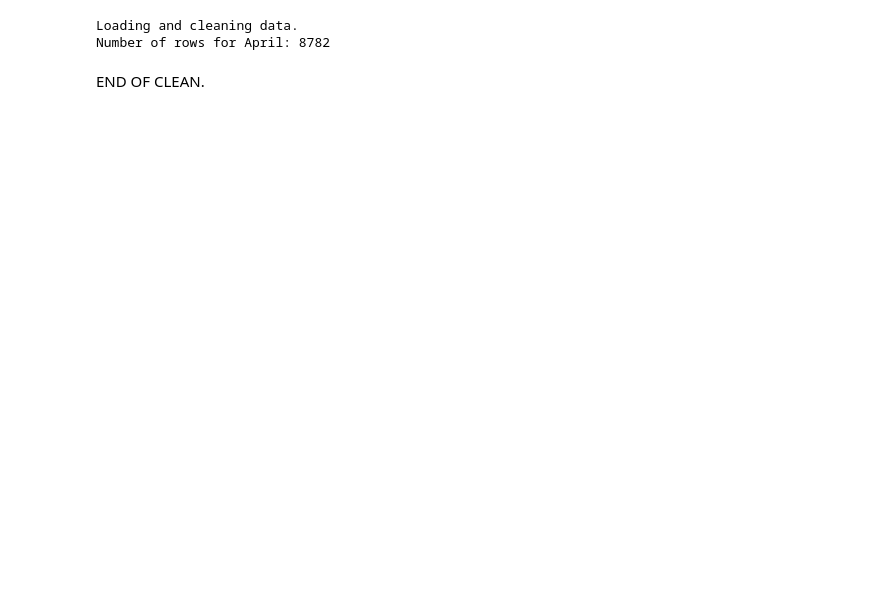
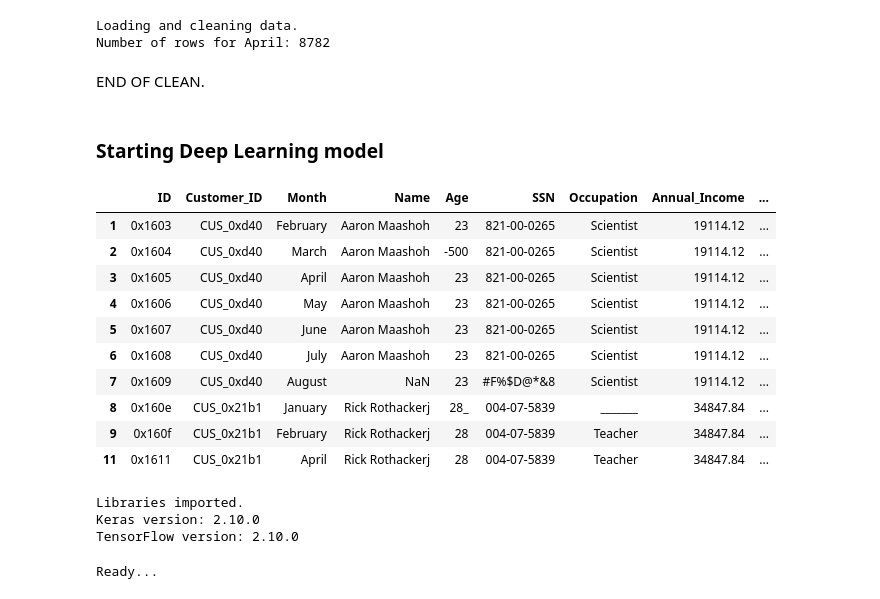
Before and after one commit to vivitali/team_project_2, a Jupyter notebook: data/Team_Project_two_Notebook.ipynb, the cells around one changed output. Drawn from its saved outputs; the diff is of its cells as text; code cells hidden in the pictures; blank space fills up the shorter version.

```diff
--- a/data/Team_Project_two_Notebook.ipynb
+++ b/data/Team_Project_two_Notebook.ipynb
@@ -85,3 +86,40 @@ Loading and cleaning data.
 Number of rows for April: 8782
 # %% [markdown]
 END OF CLEAN.
+# %% [markdown]
+### Starting Deep Learning model
+# %%
+file_path_cs_class =  'raw/train.csv'
+
+pd_cs_class = pd.read_csv(file_path_cs_class)
+# %%
+    # Data cleaning, type conversion and filtering DataFrame
+# remove underscores and convert 'Annual Income' column from string to float
+pd_cs_class['Annual_Income'] = pd_cs_class['Annual_Income'].str.replace('_', '').astype(float)
+
+# filter out rows where 'Num_Credit_Inquiries' is blank and convert to integer
+pd_cs_class = pd_cs_class[pd_cs_class['Num_Credit_Inquiries'].notna()]
+pd_cs_class['Num_Credit_Inquiries'] = pd_cs_class['Num_Credit_Inquiries'].astype(int)
+
+# filter out rows where 'Credit_Mix' has underscores
+pd_cs_class = pd_cs_class[~pd_cs_class['Credit_Mix'].str.contains('_')]
+
+# remove underscores and convert 'Outstanding_Debt' column from string to float
+pd_cs_class['Outstanding_Debt'] = pd_cs_class['Outstanding_Debt'].str.replace('_', '').astype(float)
+
+
+pd_cs_class = pd_cs_class[pd_cs_class['Annual_Income'] < income_cutoff]
+# %%
+pd_cs_class.head(10)
+# %% [output]
+|  | ID | Customer_ID | Month | Name | Age | SSN | Occupation | Annual_Income | ... |
+| 1 | 0x1603 | CUS_0xd40 | February | Aaron Maashoh | 23 | 821-00-0265 | Scientist | 19114.12 | ... |
+| 2 | 0x1604 | CUS_0xd40 | March | Aaron Maashoh | -500 | 821-00-0265 | Scientist | 19114.12 | ... |
+| 3 | 0x1605 | CUS_0xd40 | April | Aaron Maashoh | 23 | 821-00-0265 | Scientist | 19114.12 | ... |
+| 4 | 0x1606 | CUS_0xd40 | May | Aaron Maashoh | 23 | 821-00-0265 | Scientist | 19114.12 | ... |
+| 5 | 0x1607 | CUS_0xd40 | June | Aaron Maashoh | 23 | 821-00-0265 | Scientist | 19114.12 | ... |
+| 6 | 0x1608 | CUS_0xd40 | July | Aaron Maashoh | 23 | 821-00-0265 | Scientist | 19114.12 | ... |
+| 7 | 0x1609 | CUS_0xd40 | August | NaN | 23 | #F%$D@*&8 | Scientist | 19114.12 | ... |
+| 8 | 0x160e | CUS_0x21b1 | January | Rick Rothackerj | 28_ | 004-07-5839 | _______ | 34847.84 | ... |
+| 9 | 0x160f | CUS_0x21b1 | February | Rick Rothackerj | 28 | 004-07-5839 | Teacher | 34847.84 | ... |
+| 11 | 0x1611 | CUS_0x21b1 | April | Rick Rothackerj | 28 | 004-07-5839 | Teacher | 34847.84 | ... |
@@ -87,0 +146,30 @@ END OF CLEAN.
+# %%
+import tensorflow
+from tensorflow import keras
+from tensorflow.keras import models
+from tensorflow.keras.models import Sequential
+from tensorflow.keras.layers import Dense, Dropout, BatchNormalization
+from tensorflow.keras import utils
+from tensorflow.keras import optimizers
+
+# Set random seed for reproducability
+tensorflow.random.set_seed(0)
+
+print("Libraries imported.")
+print('Keras version:',keras.__version__)
+print('TensorFlow version:',tensorflow.__version__)
+# %% [output]
+Libraries imported.
+Keras version: 2.10.0
+TensorFlow version: 2.10.0
+# %%
+# Set data types for float features
+x_train = x_train.astype('float32')
+x_test = x_test.astype('float32')
+
+# Set data types for categorical labels
+y_train = utils.to_categorical(y_train, num_classes = 3)
+y_test = utils.to_categorical(y_test, num_classes = 3)
+print('Ready...')
+# %% [output]
+Ready...
```
Also changed, not shown: parts of 10 cells of this notebook.
